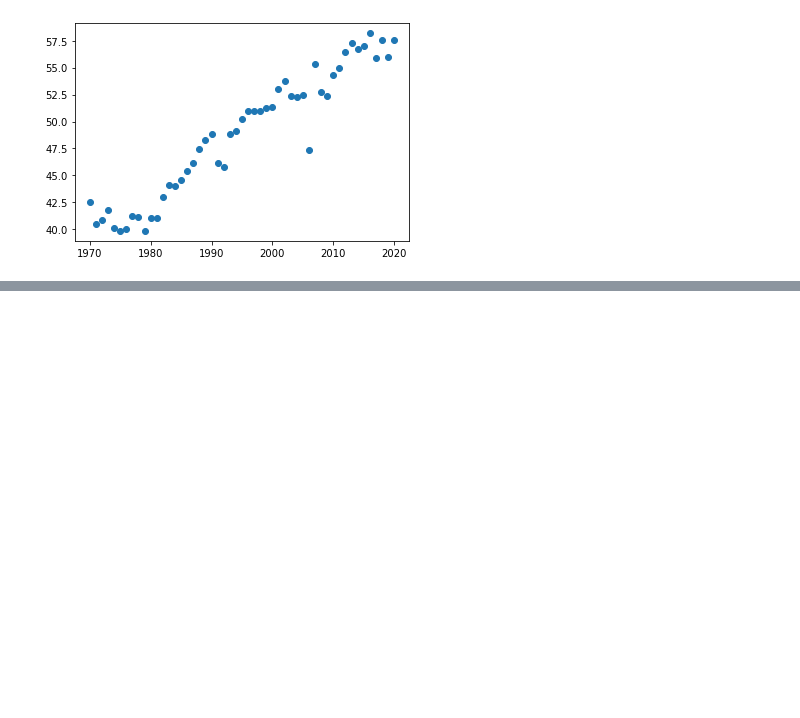
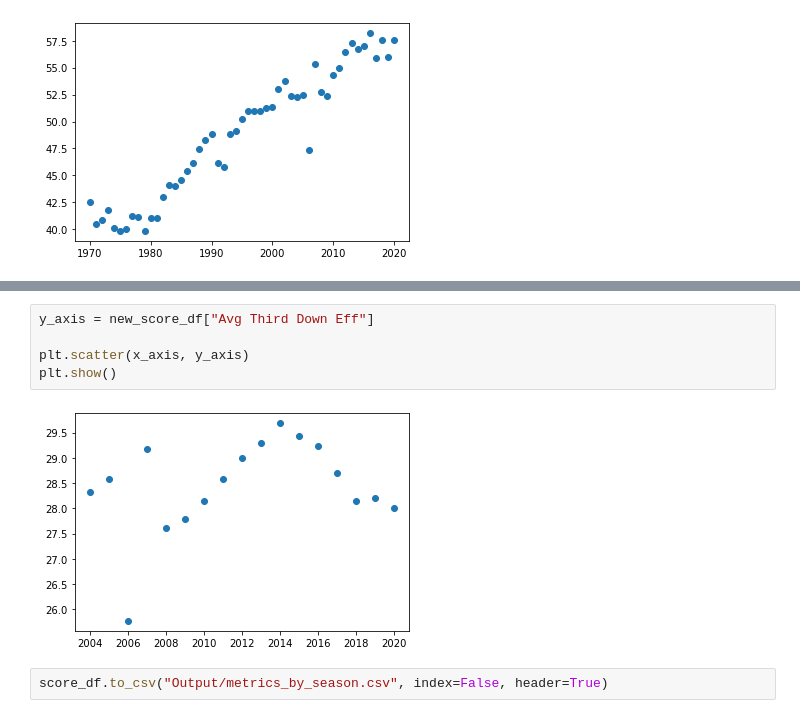
Before and after one commit to khutula/TigerGatorNole_Capstone1, a Jupyter notebook: project_starter_notebook.ipynb, the cells around one changed output, grey strips where cells are left out. Cells and saved outputs as stored; diff of their text form; blank space fills up the shorter version.

```diff
--- a/project_starter_notebook.ipynb
+++ b/project_starter_notebook.ipynb
@@ -84,0 +114,9 @@ single_game.home_points
+# %%
+y_axis = new_score_df["Avg Third Down Eff"]
+
+plt.scatter(x_axis, y_axis)
+plt.show()
+# %% [output]
+[figure, added]
+# %%
+score_df.to_csv("Output/metrics_by_season.csv", index=False, header=True)
```
Also changed, not shown: parts of 16 cells of this notebook, 3 other files.
